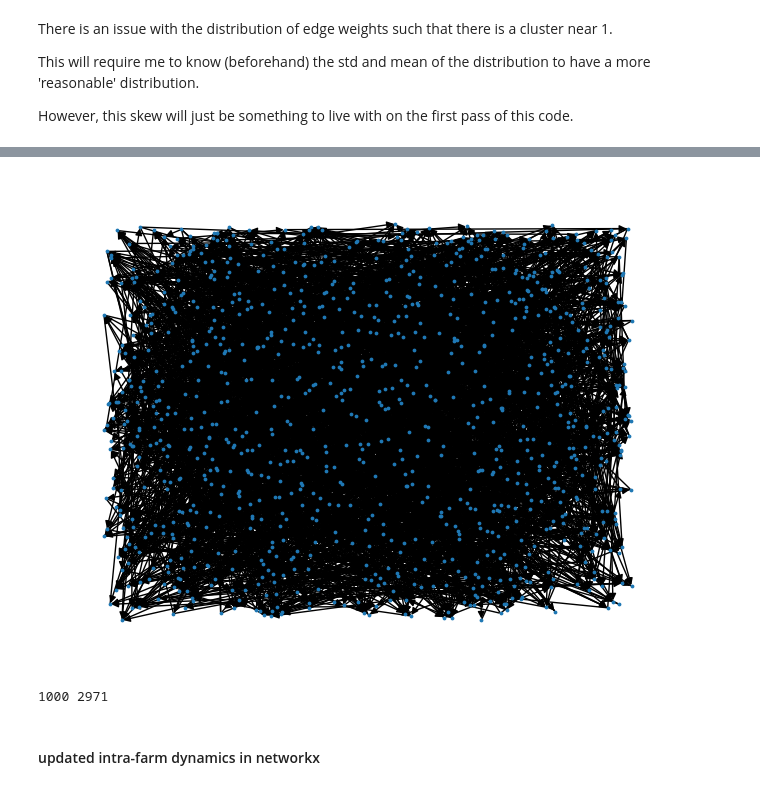
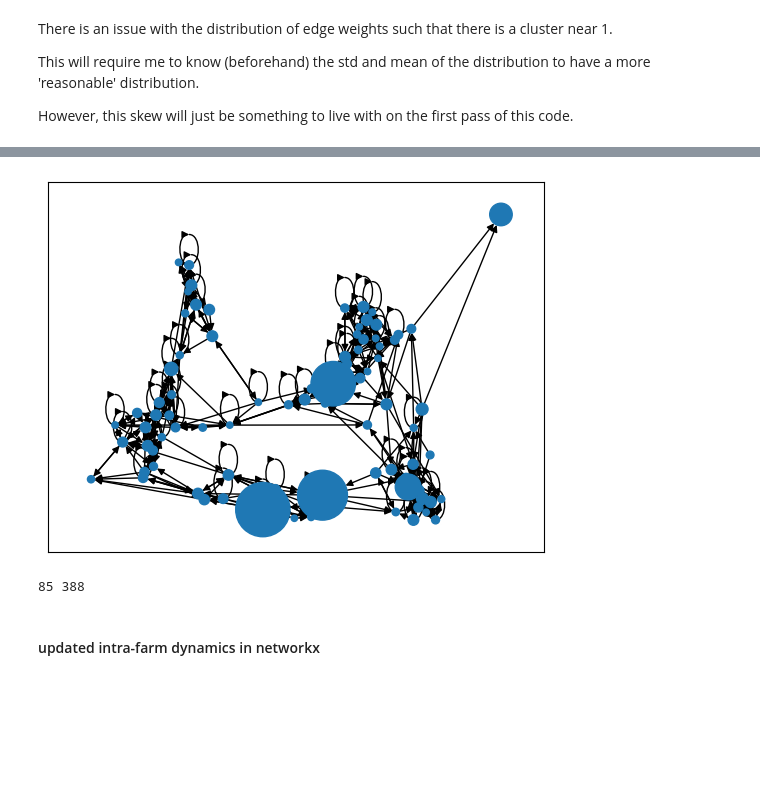
Before and after one commit to r-okotie179/diseaseModelling, a Jupyter notebook: test.ipynb, the cells around one changed output, grey strips where cells are left out. Saved outputs shown, nothing was run; the diff lists cells and outputs as text; code cells hidden in the pictures; blank space fills up the shorter version.

```diff
--- a/test.ipynb
+++ b/test.ipynb
@@ -516,7 +524,7 @@ For this code to work, however, I will need to do the mass migration into `netwo
 # %%
 import networkx as nx
 # %%
-sample = farmland(1000)
+sample = farmland(85)
 
 G = nx.DiGraph()
 
@@ -525,7 +533,7 @@ G = nx.DiGraph()
 for idx, farm in sample.iterrows():
   G.add_node(idx,
     position=farm['Position'],
-    N=[farm['Cattle No.']],
+    N=farm['Cattle No.'],
     S=[farm['Cattle No.']],
     I=[0],
     D=[0]
@@ -555,11 +563,11 @@ def f(a,b):
   return np.abs(q)
 # %%
 # edge creation
-k=4 # slider pararmeter
+k=9 # slider pararmeter
 
 pos = nx.get_node_attributes(G, 'position')
 pos_attr = pd.DataFrame(list(pos.values()), columns=['x','y'])
-kdt = KD_Tree(positions_df)
+kdt = KD_Tree(pos_attr)
 kdt.build()
 
 for node_idx in range(len(sample)):
@@ -578,10 +586,10 @@ for node_idx in range(len(sample)):
     p = f(n, c)
     rand = np.random.uniform(0, 1)
     dnar = np.random.uniform(0,1) # there is now random chance of connection, since I don't want to spend more time on this
-    plt.scatter(node_idx, p)
+    #plt.scatter(node_idx, p)
     if rand <= dnar:
       G.add_edge(n, c, weight=p)
 
-plt.ylim(0,1)
-plt.grid(alpha=0.77)
-plt.show()
+#plt.ylim(0,1)
+#plt.grid(alpha=0.77)
+#plt.show()
@@ -590,14 +596,19 @@ plt.show()
-# %%
-nx.draw(G, node_size=3)
-# %% [output]
-[figure, removed]
+# %%
+
+#pos = nx.nx_pydot.graphviz_layout(G, prog="dot")
+pos = nx.spring_layout(G, seed=5)
+node_sizes = [G.nodes[node]['N'] for node in G.nodes]
+
+nx.draw_networkx(G, pos=pos, node_size=node_sizes, arrows=True, with_labels=False)
+# %% [output]
+[figure, added]
 # %%
 n_len = len(G.nodes())
 e_len = len(G.edges())
 
 print(n_len, e_len)
 # %% [output]
-1000 2971
+85 388
 # %% [markdown]
 #### updated intra-farm dynamics in networkx
 # %%
```
Also changed, not shown: parts of 5 cells of this notebook.
